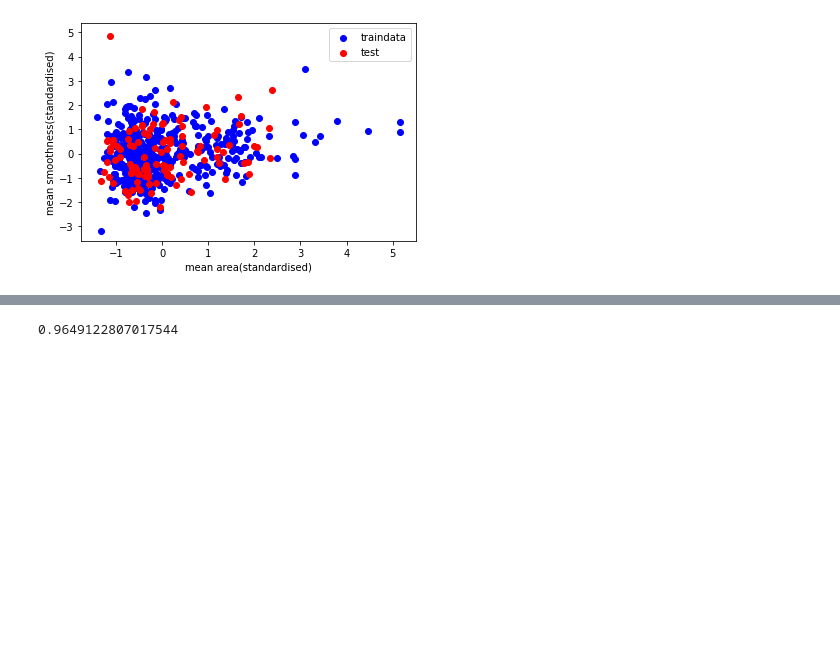
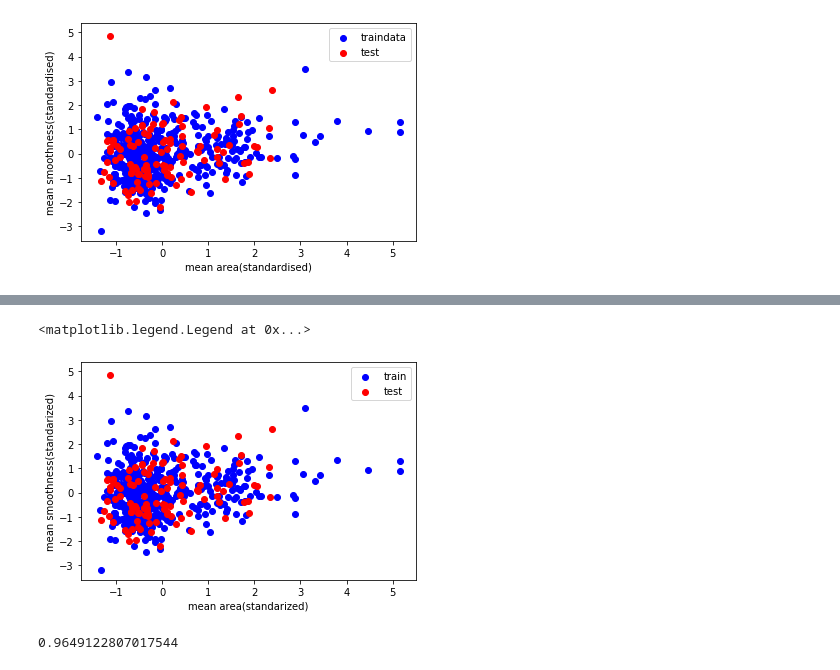
Before and after one commit to ducksfrogs/udemy_dataAna_py, a Jupyter notebook: jp_scikit/標準化.ipynb, the cells around one changed output, grey strips where cells are left out. Saved outputs shown, nothing was run; the diff lists cells and outputs as text; code cells hidden in the pictures; blank space fills up the shorter version.

```diff
--- a/jp_scikit/標準化.ipynb
+++ b/jp_scikit/標準化.ipynb
@@ -90,0 +142,3 @@ plt.legend(loc="best");
+# %%
+from sklearn.preprocessing import StandardScaler
+scaler = StandardScaler()
@@ -90,0 +149,2 @@ plt.legend(loc="best");
+# %%
+X_train_scale = scaler.transform(X_train)
@@ -91,3 +164,18 @@ plt.legend(loc="best");
+# %%
+X_test_scale = scaler.transform(X_test)
+# %%
+plt.scatter(X_train_scale[:,3],
+           X_train_scale[:,4], c='blue',
+           label='train')
+plt.scatter(X_test_scale[:,3],
+           X_test_scale[:,4], c='red',
+           label='test')
+plt.xlabel(data.feature_names[3]+"(standarized)")
+plt.ylabel(data.feature_names[4]+"(standarized)")
+plt.legend(loc="best")
+# %% [output]
+<matplotlib.legend.Legend at 0x...>
+[figure, added]
 # %%
 from sklearn import linear_model
 clf = linear_model.LogisticRegression()
```
Also changed, not shown: parts of 8 cells of this notebook, 1 other file.
